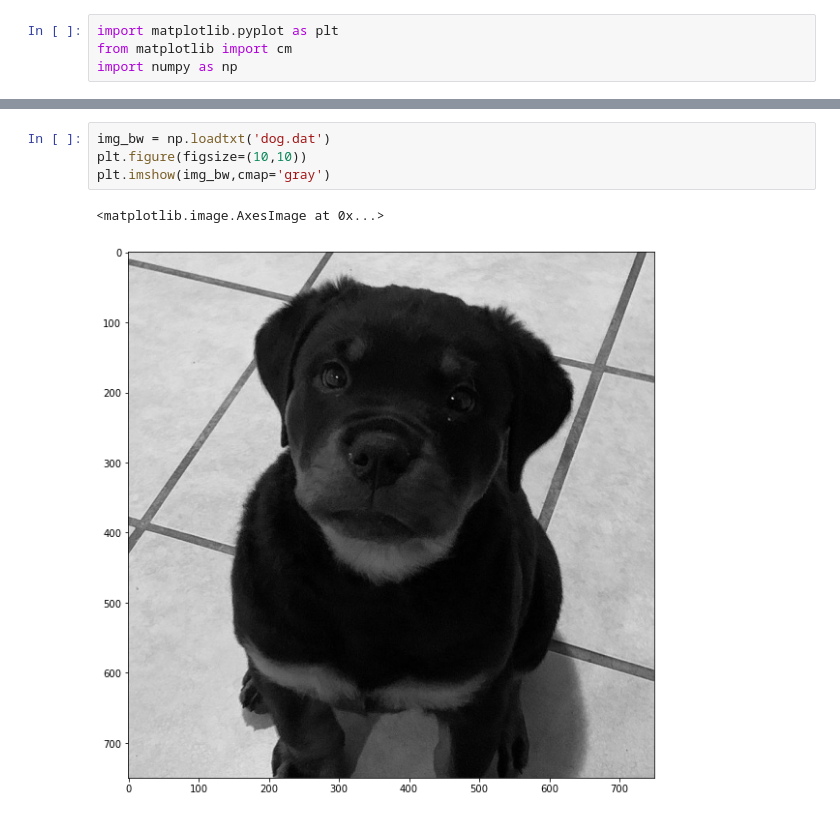
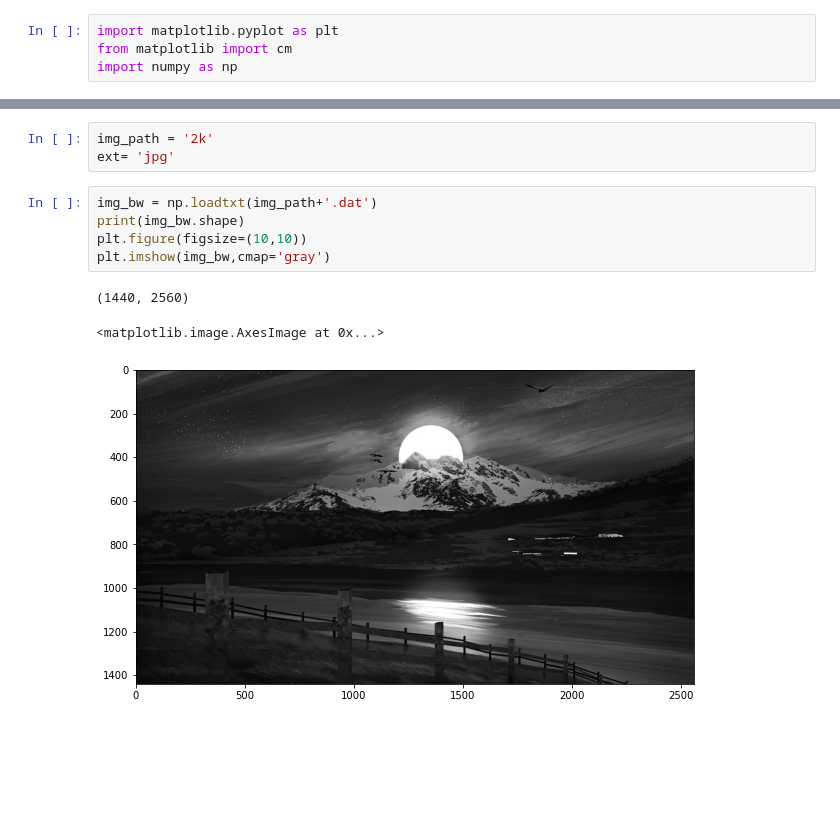
Before and after one commit to KhavKivar/Proyecto, a Jupyter notebook: show_img.ipynb, the cells around one changed output, grey strips where cells are left out. Saved outputs shown, nothing was run; the diff lists cells and outputs as text; blank space fills up the shorter version.

```diff
--- a/show_img.ipynb
+++ b/show_img.ipynb
@@ -16,8 +5,13 @@ np.savetxt("dog.dat",imgConvert,fmt='%i')
+# %%
+img_path = '2k'
+ext= 'jpg'
 # %%
-img_bw = np.loadtxt('dog.dat')
+img_bw = np.loadtxt(img_path+'.dat')
+print(img_bw.shape)
 plt.figure(figsize=(10,10))
 plt.imshow(img_bw,cmap='gray')
 # %% [output]
-<matplotlib.image.AxesImage at 0x...>
+(1440, 2560)
+<matplotlib.image.AxesImage at 0x...>
-[figure, old version]
+[figure, new version]
 # %%
```
Also changed, not shown: parts of 2 cells of this notebook, 45 other files.
